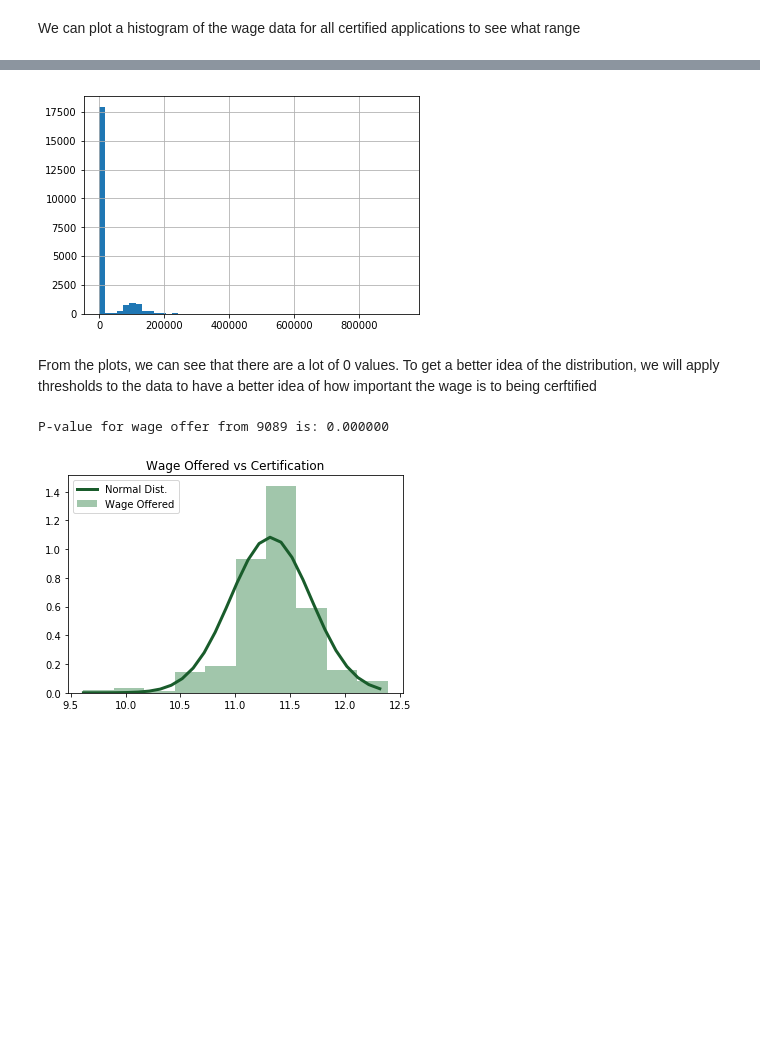
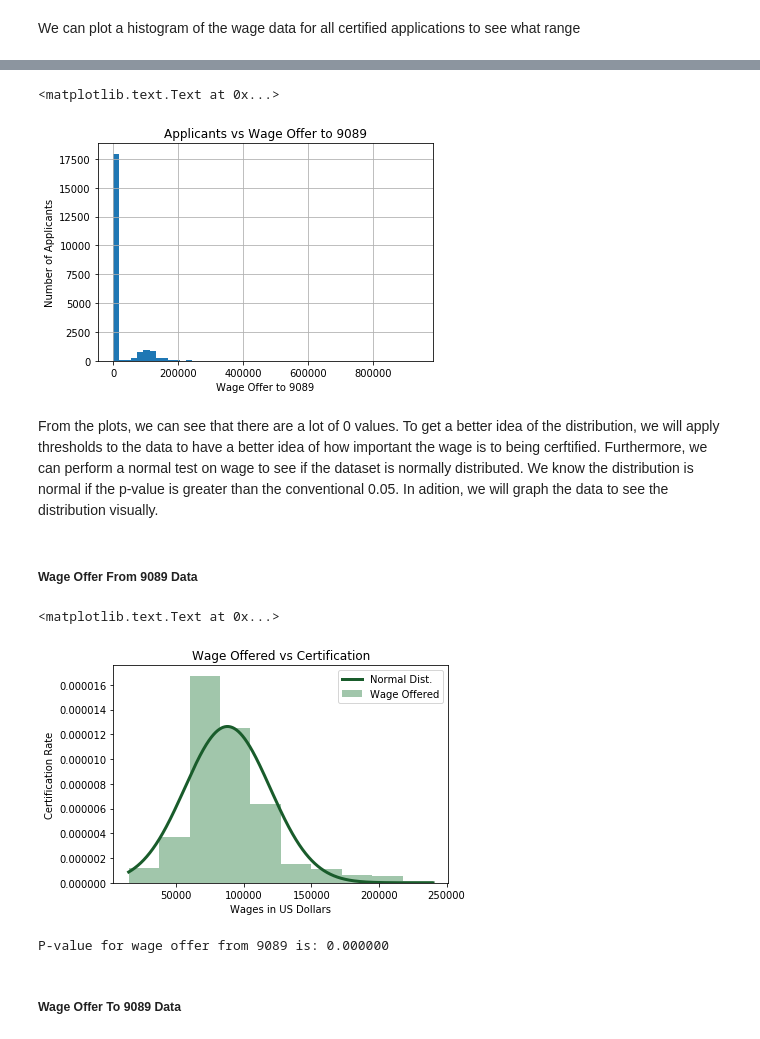
Before and after one commit to fall4knight/US-visa-application, a Jupyter notebook: Wilson_US_Visa.ipynb, the cells around one changed output, grey strips where cells are left out. Saved outputs shown, nothing was run; the diff lists cells and outputs as text; code cells hidden in the pictures; blank space fills up the shorter version.

```diff
--- a/Wilson_US_Visa.ipynb
+++ b/Wilson_US_Visa.ipynb
@@ -246,16 +256,22 @@ f2 = plt.gcf()
 # %%
 total_certified['wage_offer_to_9089'].hist(bins=50)
 
+plt.xlabel('Wage Offer to 9089')
+plt.ylabel('Number of Applicants')
+
 f3 = plt.gcf()
+plt.title('Applicants vs Wage Offer to 9089')
 # %% [output]
+<matplotlib.text.Text at 0x...>
-[figure, old version]
+[figure, new version]
 # %% [markdown]
-From the plots, we can see that there are a lot of 0 values. To get a better idea of the distribution, we will apply thresholds to the data to have a better idea of how important the wage is to being cerftified
+From the plots, we can see that there are a lot of 0 values. To get a better idea of the distribution, we will apply thresholds to the data to have a better idea of how important the wage is to being cerftified. Furthermore, we can perform a normal test on wage to see if the dataset is normally distributed. We know the distribution is normal if the p-value is greater than the conventional 0.05. In adition, we will graph the data to see the distribution visually.
+# %% [markdown]
+##### Wage Offer From 9089 Data
 # %%
 wage_offer_from = total_certified['wage_offer_from_9089']
 wage_offer_from = wage_offer_from[wage_offer_from < 250000]
 wage_offer_from = wage_offer_from[wage_offer_from > 0]
-wage_offer_from = np.log(wage_offer_from)
 
 xs = np.arange(wage_offer_from.min(), wage_offer_from.max(), 0.1)
 fit = stats.norm.pdf(xs, np.mean(wage_offer_from), np.std(wage_offer_from))
@@ -263,13 +279,19 @@ plt.plot(xs, fit, label='Normal Dist.', lw=3, color='#195C2B')
 plt.hist(wage_offer_from, normed=True, label='Wage Offered', color='#A1C6AB');
 plt.title('Wage Offered vs Certification')
 plt.legend();
-
-# Test if wage offered is normal
-[st_wage_from, p_wage_from] = normaltest(wage_offer_from)
-print('P-value for wage offer from 9089 is: %f'%p_wage_from)
+plt.ylabel('Certification Rate')
+plt.xlabel('Wages in US Dollars')
 # %% [output]
-P-value for wage offer from 9089 is: 0.000000
+<matplotlib.text.Text at 0x...>
-[figure, old version]
+[figure, new version]
+# %%
+# Test if wage offered is normal
+[st_wage_from, p_wage_from] = normaltest(wage_offer_from)
+print('P-value for wage offer from 9089 is: %f'%p_wage_from)
+# %% [output]
+P-value for wage offer from 9089 is: 0.000000
+# %% [markdown]
+##### Wage Offer To 9089 Data
 # %%
 wage_offer_to = total_certified['wage_offer_to_9089']
 wage_offer_to = wage_offer_to[wage_offer_to < 300000]
```
Also changed, not shown: parts of 9 cells of this notebook.
